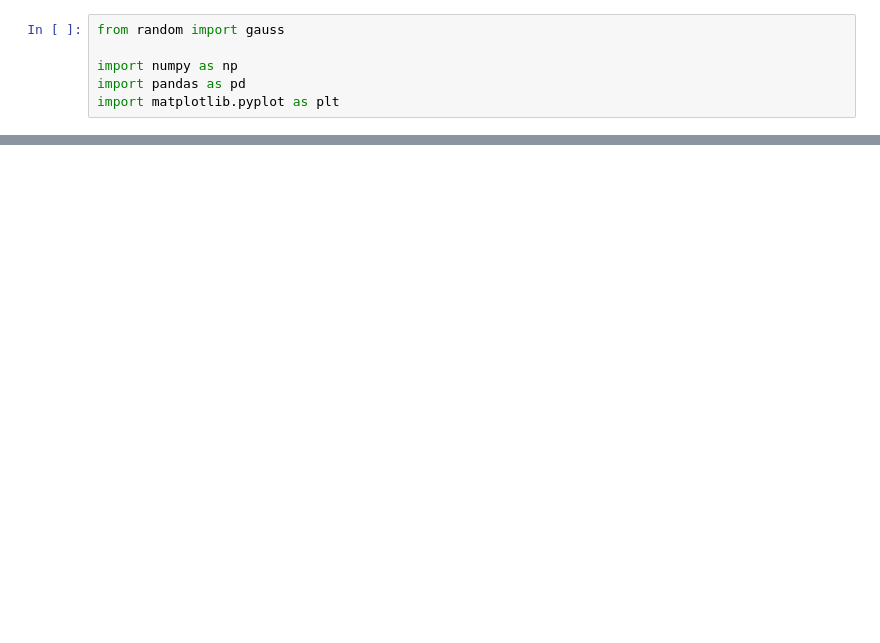
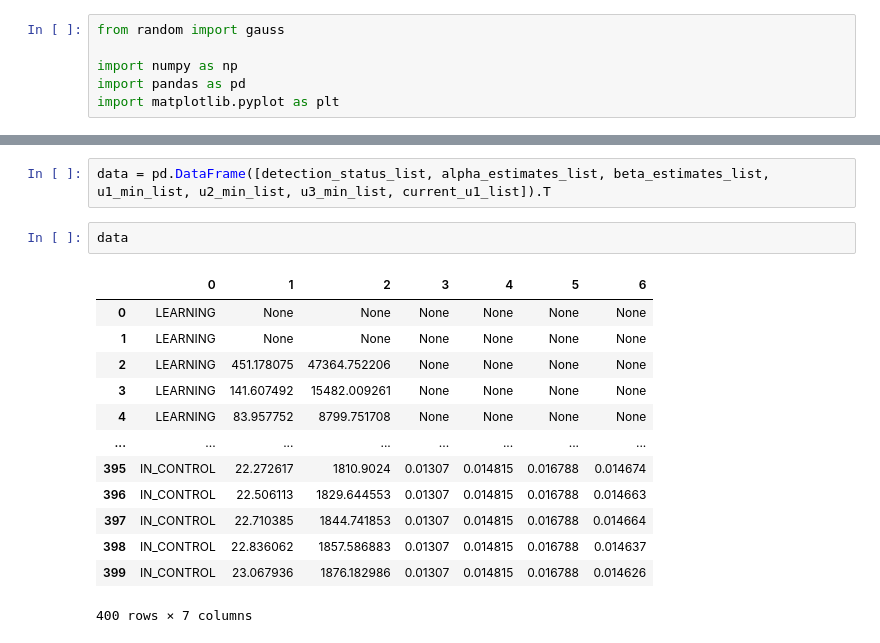
Before and after one commit to supertulli/ChangeMonitoring, a Jupyter notebook: notebooks/corrected_chg_detection_development.ipynb, the cells around one changed output, grey strips where cells are left out. Cells and saved outputs as stored; diff of their text form; blank space fills up the shorter version.

```diff
--- a/notebooks/corrected_chg_detection_development.ipynb
+++ b/notebooks/corrected_chg_detection_development.ipynb
@@ -87,0 +304,18 @@ Status:  ControlState.IN_CONTROL | Alpha : 18.272371397276945 | Beta 1413.740159
+# %%
+data = pd.DataFrame([detection_status_list, alpha_estimates_list, beta_estimates_list, u1_min_list, u2_min_list, u3_min_list, current_u1_list]).T
+# %%
+data
+# %% [output]
+|  | 0 | 1 | 2 | 3 | 4 | 5 | 6 |
+| 0 | LEARNING | None | None | None | None | None | None |
+| 1 | LEARNING | None | None | None | None | None | None |
+| 2 | LEARNING | 451.178075 | 47364.752206 | None | None | None | None |
+| 3 | LEARNING | 141.607492 | 15482.009261 | None | None | None | None |
+| 4 | LEARNING | 83.957752 | 8799.751708 | None | None | None | None |
+| ... | ... | ... | ... | ... | ... | ... | ... |
+| 395 | IN_CONTROL | 22.272617 | 1810.9024 | 0.01307 | 0.014815 | 0.016788 | 0.014674 |
+| 396 | IN_CONTROL | 22.506113 | 1829.644553 | 0.01307 | 0.014815 | 0.016788 | 0.014663 |
+| 397 | IN_CONTROL | 22.710385 | 1844.741853 | 0.01307 | 0.014815 | 0.016788 | 0.014664 |
+| 398 | IN_CONTROL | 22.836062 | 1857.586883 | 0.01307 | 0.014815 | 0.016788 | 0.014637 |
+| 399 | IN_CONTROL | 23.067936 | 1876.182986 | 0.01307 | 0.014815 | 0.016788 | 0.014626 |
+400 rows × 7 columns
```
Also changed, not shown: parts of 13 cells of this notebook, 8 other files.
